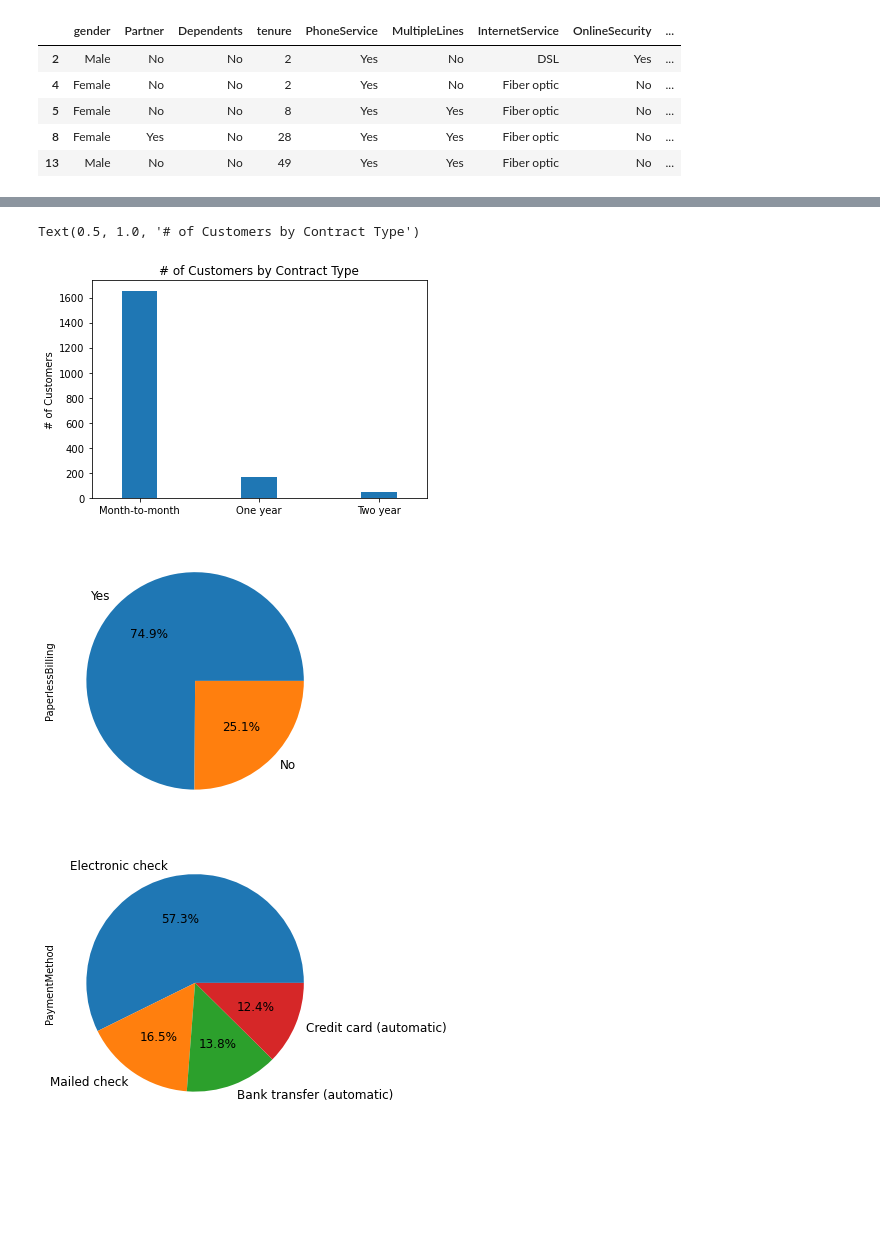
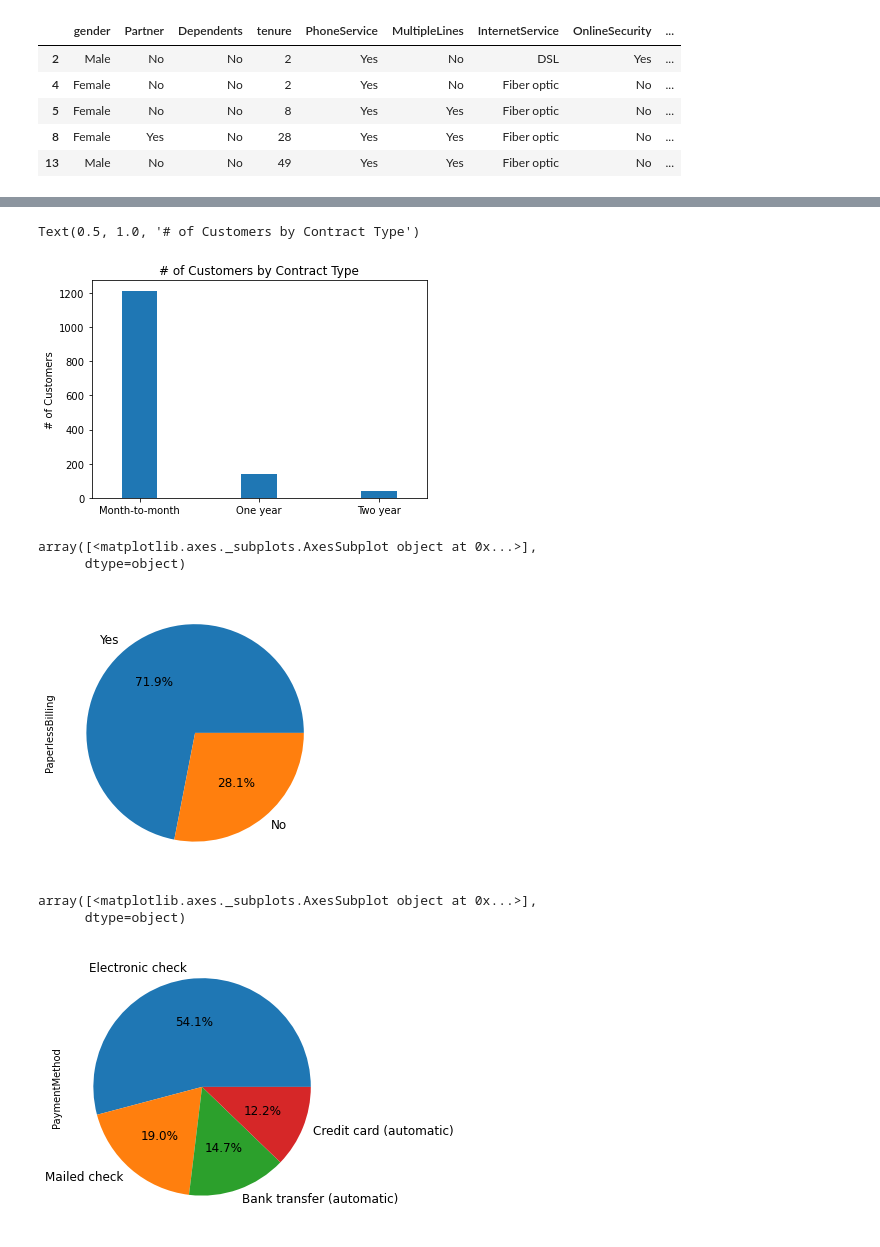
Before and after one commit to syedshahvaiz/Business_Analytics_ETH, a Jupyter notebook: business_analytics/EDA.ipynb, the cells around one changed output, grey strips where cells are left out. Cells and saved outputs as stored; diff of their text form; code cells hidden in the pictures; blank space fills up the shorter version.

```diff
--- a/business_analytics/EDA.ipynb
+++ b/business_analytics/EDA.ipynb
@@ -48,6 +63,7 @@ d = d.iloc[:,1:]
 # Removing senior citizens from dataset aka COVID-19
 # No seriously, mortality is an unintentional churn
 
+d = d[d['SeniorCitizen'] == 0]
 d = d.drop(columns='SeniorCitizen')
 
 d.head()
@@ -127,22 +172,25 @@ ax.set_ylabel('# of Customers')
 ax.set_title('# of Customers by Contract Type')
 # %% [output]
 Text(0.5, 1.0, '# of Customers by Contract Type')
-[figure, old version]
+[figure, new version]
 # %%
 # Find the most dominant churned customer profile by paperless billing or not
 
-ax = (churnset['PaperlessBilling'].value_counts()*100.0 /len(d))\
-.plot.pie(autopct='%.1f%%', labels = ['Yes', 'No'],figsize =(5,5), fontsize = 12 )
+(churnset['PaperlessBilling'].value_counts()*100.0 /len(d))\
+.plot.pie(autopct='%.1f%%', subplots=True, figsize =(5,5), fontsize = 12 )
 # %% [output]
+array([<matplotlib.axes._subplots.AxesSubplot object at 0x...>],
+      dtype=object)
-[figure, old version]
+[figure, new version]
 # %%
 # Find the most dominant churned customer profile by payment method
 
-ax = (churnset['PaymentMethod'].value_counts()*100.0 /len(d))\
-.plot.pie(autopct='%.1f%%', labels = ['Electronic check', 'Mailed check', 'Bank transfer (automatic)', 'Credit card (automatic)'],figsize =(5,5), fontsize = 12 )
-#ax.set_ylabel('PaymentMethod',fontsize = 12)
+(churnset['PaymentMethod'].value_counts()*100.0 /len(d))\
+.plot.pie(autopct='%.1f%%', subplots=True, figsize =(5,5), fontsize = 12)
 # %% [output]
+array([<matplotlib.axes._subplots.AxesSubplot object at 0x...>],
+      dtype=object)
-[figure, old version]
+[figure, new version]
 # %%
 # What service types customers had when they churned
 
```
Also changed, not shown: parts of 14 cells of this notebook.
